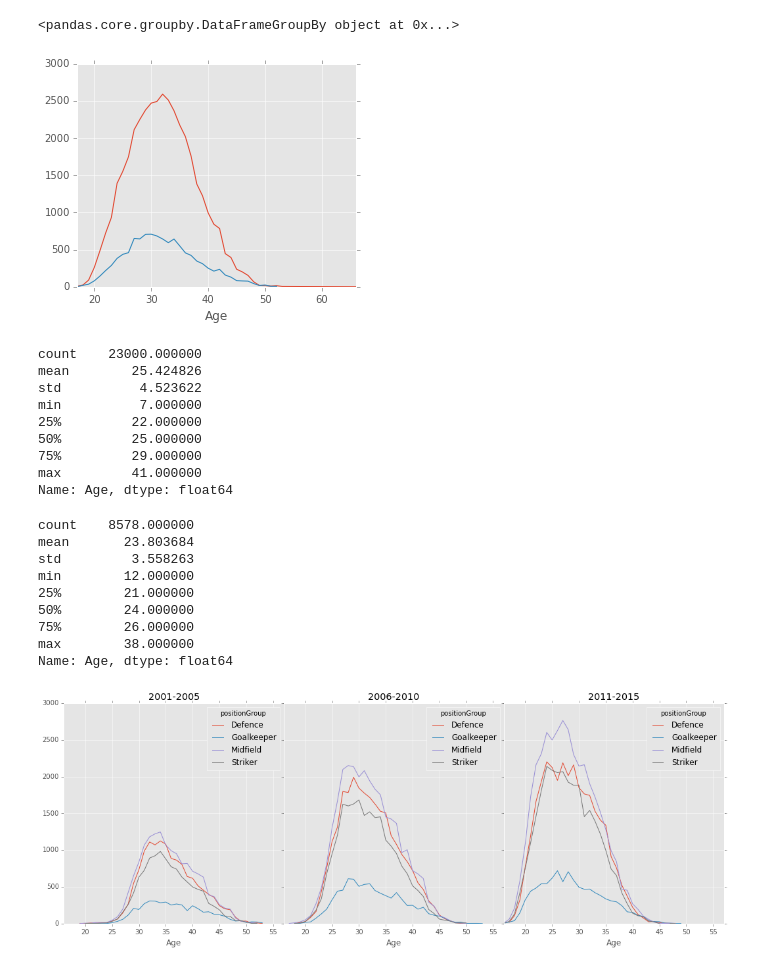
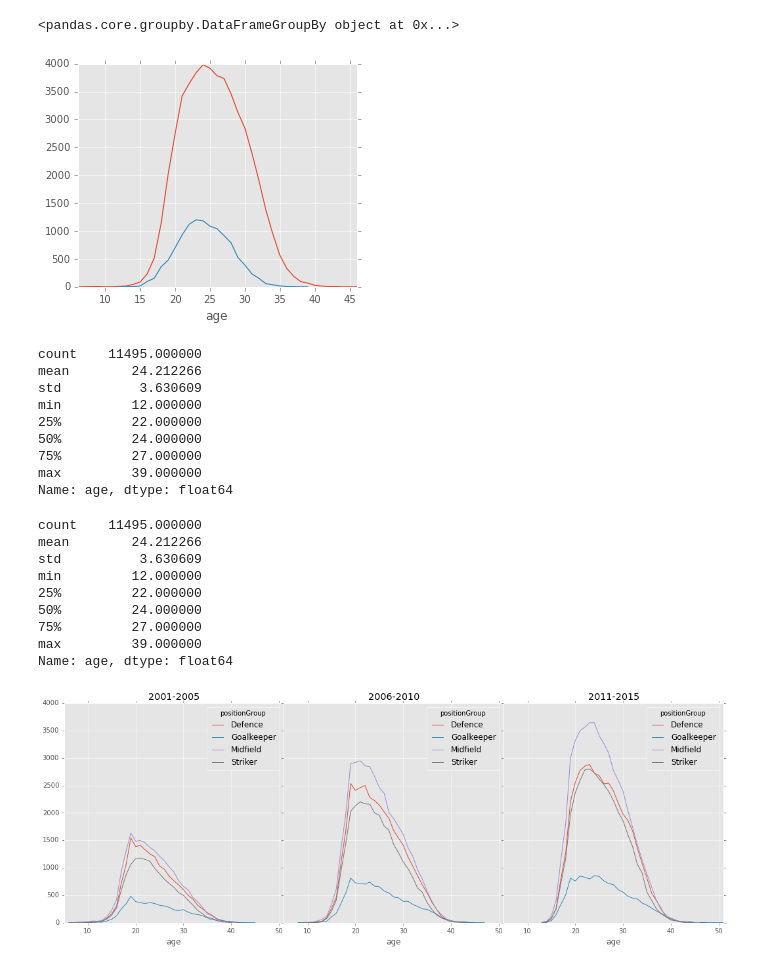
Before and after one commit to kebuhcah/soccer-history, a Jupyter notebook: notebooks/age_distributions.ipynb, the cells around one changed output. Cells and saved outputs as stored; diff of their text form; code cells hidden in the pictures.

```diff
--- a/notebooks/age_distributions.ipynb
+++ b/notebooks/age_distributions.ipynb
@@ -94,48 +94,48 @@ t[t['feeValue']>0].groupby('Age')
 # %%
 t=transfers[transfers['fromCountry']!=transfers['toCountry']]
 
 fig, axes = plt.subplots(nrows=1, ncols=1, figsize=(5, 4),sharex=True,sharey=False)
 
 
-t[t['feeValue']==0].groupby('Age')['id'].count().plot(ax=axes)
-t[t['feeValue']>0].groupby('Age')['id'].count().plot(ax=axes)
+t[t['feeValue']==0].groupby('age')['id'].count().plot(ax=axes)
+t[t['feeValue']>0].groupby('age')['id'].count().plot(ax=axes)
 
 
 plt.subplots_adjust(wspace=.1,hspace=0)
 
 fig.savefig('age_curves_paid_free.png')
 # %% [output]
-[figure, old version]
+[figure, new version]
 # %%
-t[t['feeValue']==0]['Age'].describe()
+t[t['feeValue']>0]['age'].describe()
 # %% [output]
-count    23000.000000
-mean        25.424826
-std          4.523622
-min          7.000000
+count    11495.000000
+mean        24.212266
+std          3.630609
+min         12.000000
 25%         22.000000
-50%         25.000000
-75%         29.000000
-max         41.000000
-Name: Age, dtype: float64
+50%         24.000000
+75%         27.000000
+max         39.000000
+Name: age, dtype: float64
 # %%
-t[t['feeValue']>0]['Age'].describe()
+t[t['feeValue']>0]['age'].describe()
 # %% [output]
-count    8578.000000
-mean       23.803684
-std         3.558263
-min        12.000000
-25%        21.000000
-50%        24.000000
-75%        26.000000
-max        38.000000
-Name: Age, dtype: float64
+count    11495.000000
+mean        24.212266
+std          3.630609
+min         12.000000
+25%         22.000000
+50%         24.000000
+75%         27.000000
+max         39.000000
+Name: age, dtype: float64
 # %%
 t=transfers
 
 fig, axes = plt.subplots(nrows=1, ncols=3, figsize=(18, 6),sharex=True,sharey=True)
 
-g=t.groupby(['Age','positionGroup','period'])['id'].count().unstack().unstack() #.plot(ax=axes)
+g=t.groupby(['age','positionGroup','period'])['id'].count().unstack().unstack() #.plot(ax=axes)
 
 g['(2000, 2005]'].plot(ax=axes[0],title='2001-2005')
 g['(2005, 2010]'].plot(ax=axes[1],title='2006-2010')
@@ -146,4 +146,4 @@ plt.subplots_adjust(wspace=0,hspace=0)
 
 fig.savefig('loan_intl.png')
 # %% [output]
-[figure, old version]
+[figure, new version]
```
Also changed, not shown: parts of 8 cells of this notebook, 7 other files.
